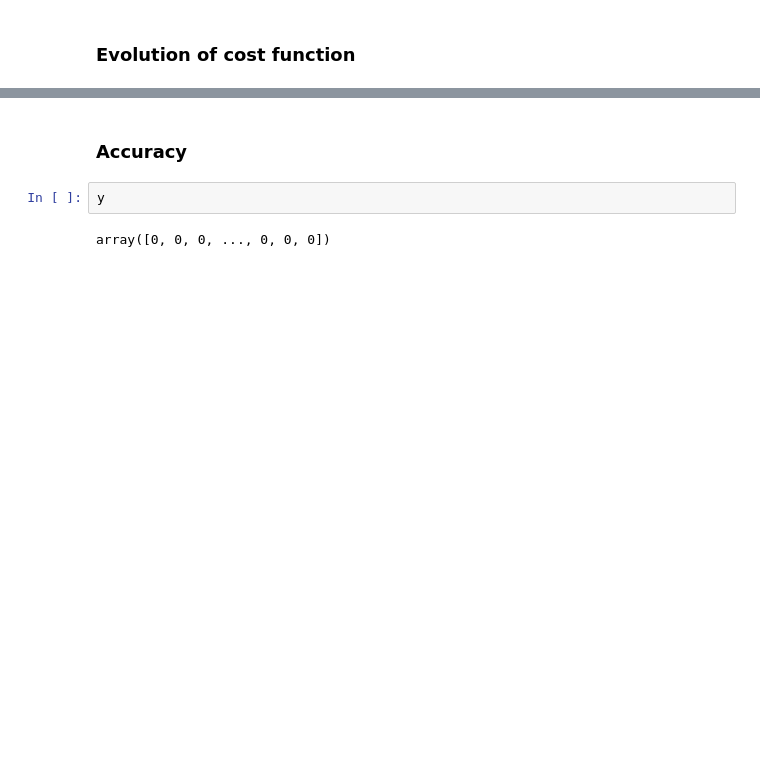
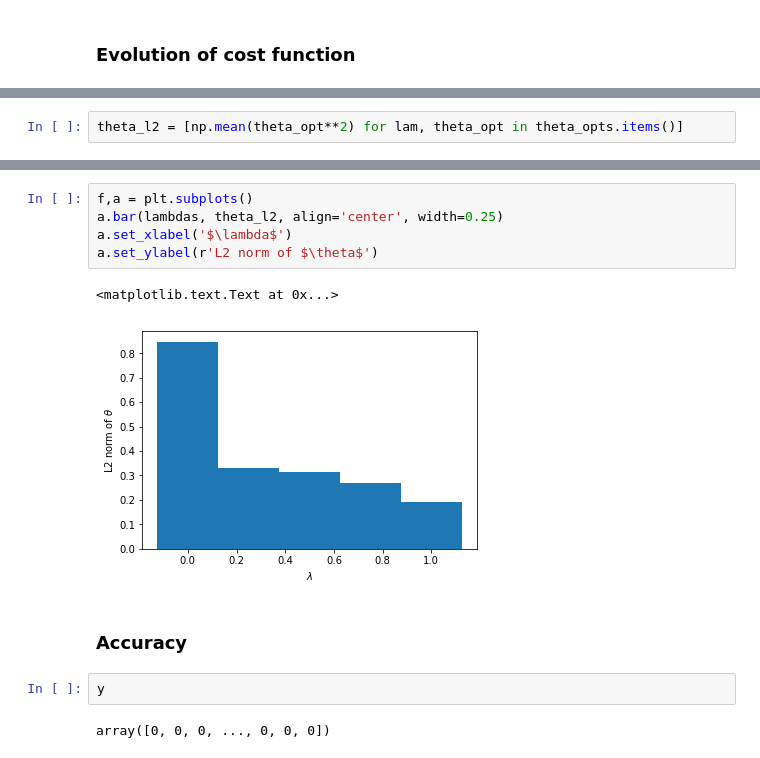
Before and after one commit to denglert/machine-learning-sandbox, a Jupyter notebook: courses/Coursera_Machine_Learning/Week_4_Neural_Networks/exercise/Multi_class_logistic_regression.ipynb, the cells around one changed output, grey strips where cells are left out. Cells and saved outputs as stored; diff of their text form; blank space fills up the shorter version.

```diff
--- a/courses/Coursera_Machine_Learning/Week_4_Neural_Networks/exercise/Multi_class_logistic_regression.ipynb
+++ b/courses/Coursera_Machine_Learning/Week_4_Neural_Networks/exercise/Multi_class_logistic_regression.ipynb
@@ -379,0 +414,2 @@ a.set_ylabel('Cost function')
+# %%
+theta_l2 = [np.mean(theta_opt**2) for lam, theta_opt in theta_opts.items()]
@@ -380,3 +424,11 @@ a.set_ylabel('Cost function')
+# %%
+f,a = plt.subplots()
+a.bar(lambdas, theta_l2, align='center', width=0.25)
+a.set_xlabel('$\lambda$')
+a.set_ylabel(r'L2 norm of $\theta$')
+# %% [output]
+<matplotlib.text.Text at 0x...>
+[figure, added]
 # %% [markdown]
 ### Accuracy
 # %%
```
Also changed, not shown: parts of 16 cells of this notebook.
